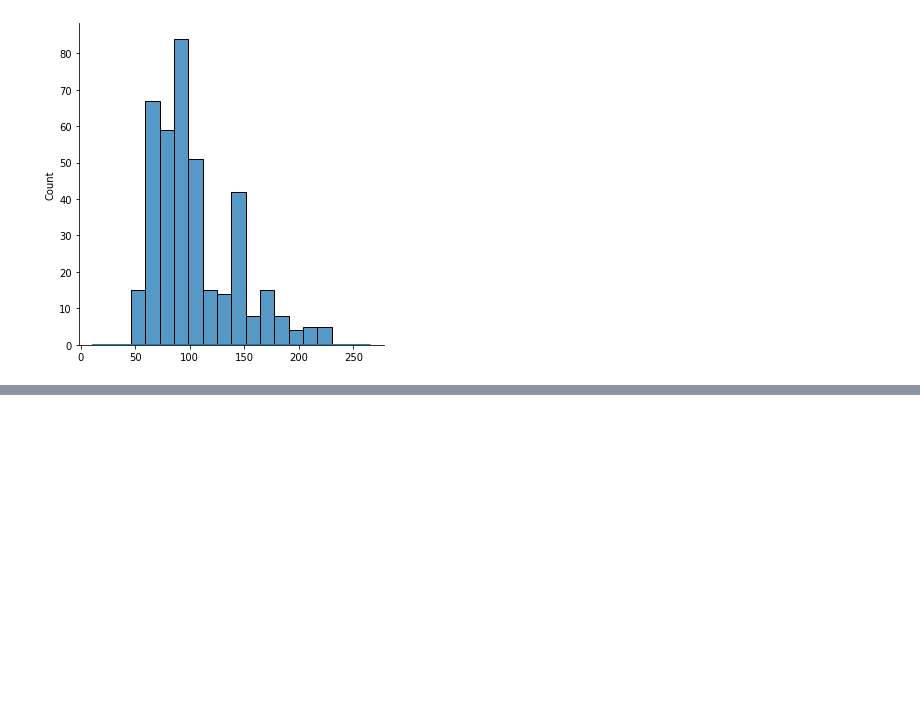
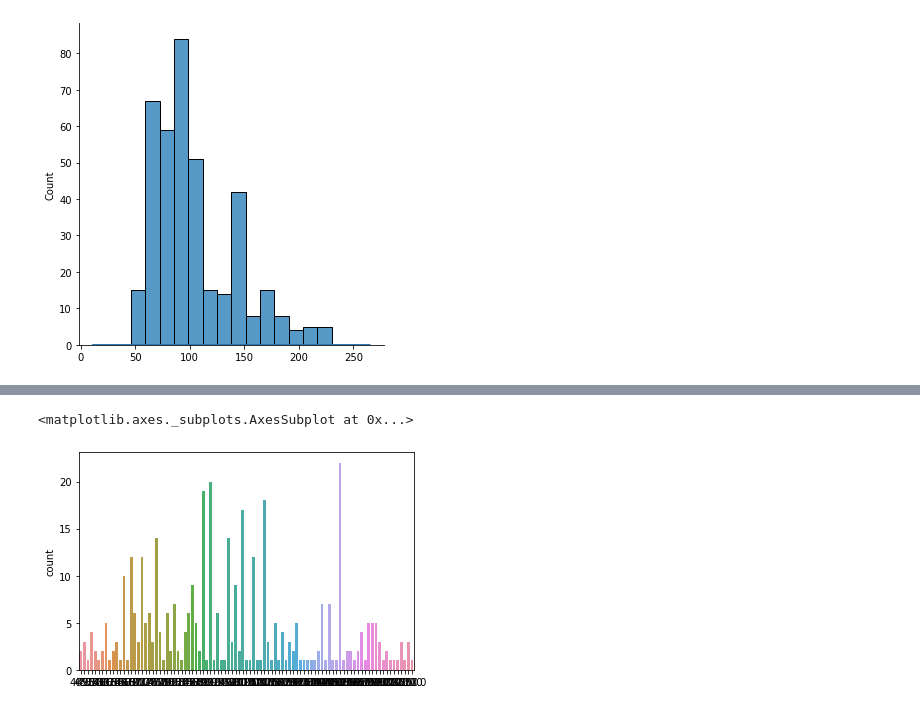
Before and after one commit to shoabahamed/khanacademy-statistics-and-probability, a Jupyter notebook: plotting_normal_distribution_graph.ipynb, the cells around one changed output, grey strips where cells are left out. Cells and saved outputs as stored; diff of their text form; code cells hidden in the pictures; blank space fills up the shorter version.

```diff
--- a/plotting_normal_distribution_graph.ipynb
+++ b/plotting_normal_distribution_graph.ipynb
@@ -147,0 +153,5 @@ plt.show()
+# %%
+sns.countplot(x=horsepower)
+# %% [output]
+<matplotlib.axes._subplots.AxesSubplot at 0x...>
+[figure, added]
```
Also changed, not shown: parts of 1 cell of this notebook.
